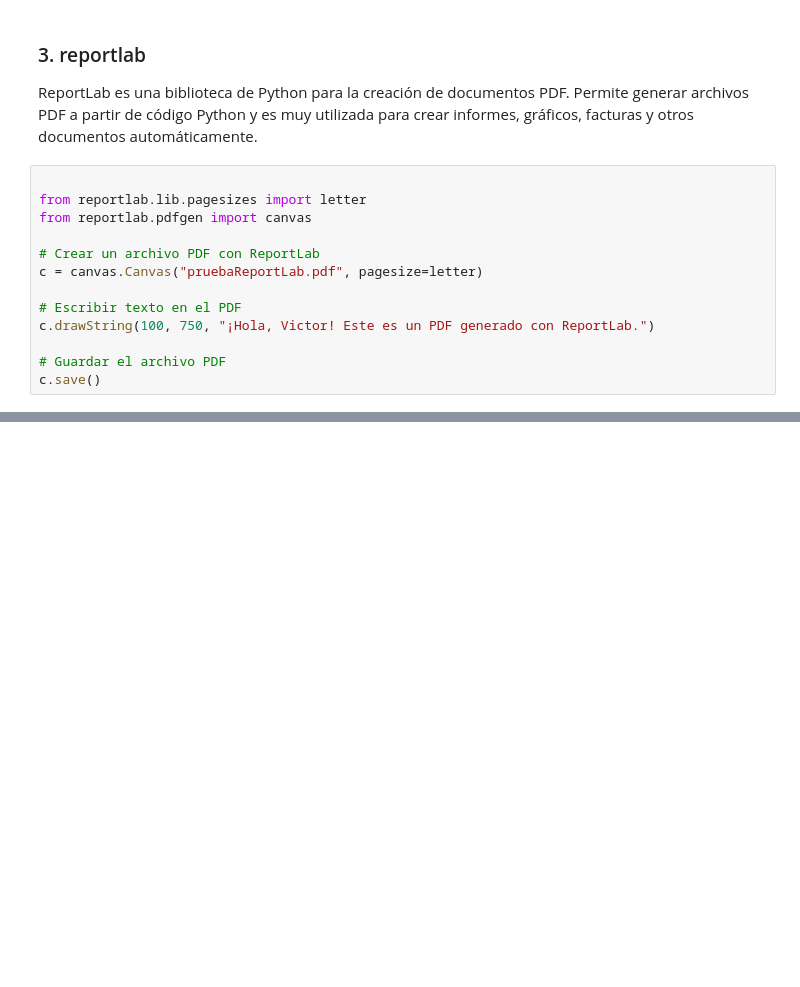
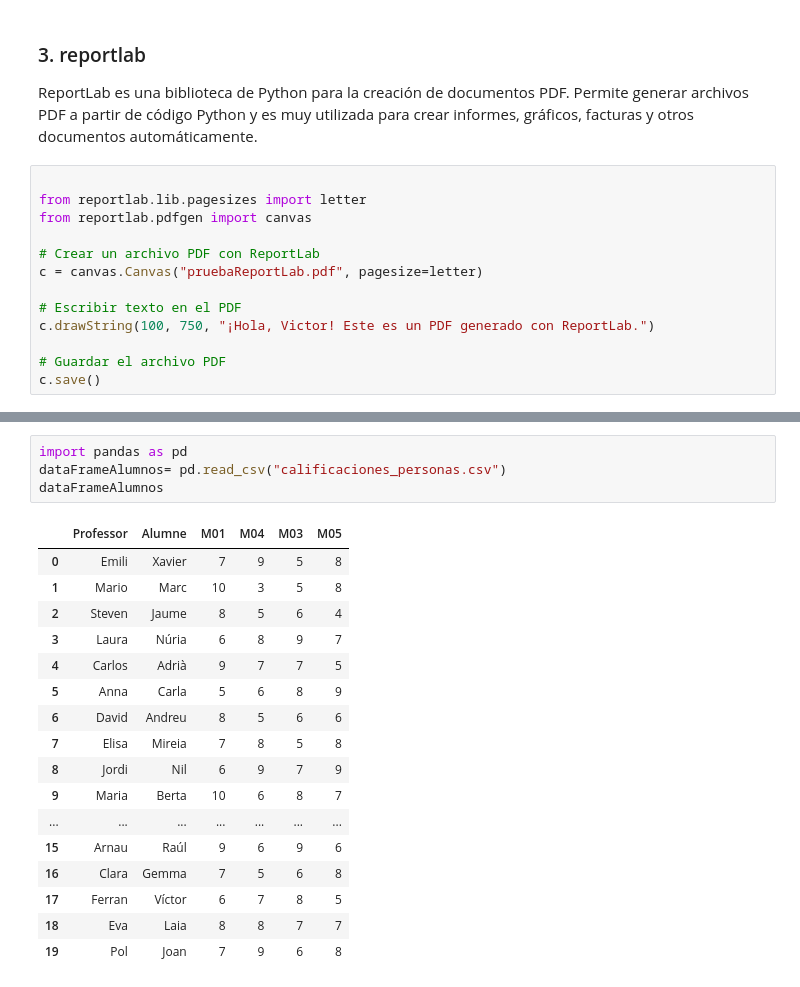
Before and after one commit to Bemen3M07/jupiter-logs-pandas-OmaimaBenHamouda, a Jupyter notebook: Pp4Part2.ipynb, the cells around one changed output, grey strips where cells are left out. Cells and saved outputs as stored; diff of their text form; blank space fills up the shorter version.

```diff
--- a/Pp4Part2.ipynb
+++ b/Pp4Part2.ipynb
@@ -103,0 +123,22 @@ c.save()
+# %%
+import pandas as pd
+dataFrameAlumnos= pd.read_csv("calificaciones_personas.csv")
+dataFrameAlumnos
+# %% [output]
+|  | Professor | Alumne | M01 | M04 | M03 | M05 |
+| 0 | Emili | Xavier | 7 | 9 | 5 | 8 |
+| 1 | Mario | Marc | 10 | 3 | 5 | 8 |
+| 2 | Steven | Jaume | 8 | 5 | 6 | 4 |
+| 3 | Laura | Núria | 6 | 8 | 9 | 7 |
+| 4 | Carlos | Adrià | 9 | 7 | 7 | 5 |
+| 5 | Anna | Carla | 5 | 6 | 8 | 9 |
+| 6 | David | Andreu | 8 | 5 | 6 | 6 |
+| 7 | Elisa | Mireia | 7 | 8 | 5 | 8 |
+| 8 | Jordi | Nil | 6 | 9 | 7 | 9 |
+| 9 | Maria | Berta | 10 | 6 | 8 | 7 |
+| ... | ... | ... | ... | ... | ... | ... |
+| 15 | Arnau | Raúl | 9 | 6 | 9 | 6 |
+| 16 | Clara | Gemma | 7 | 5 | 6 | 8 |
+| 17 | Ferran | Víctor | 6 | 7 | 8 | 5 |
+| 18 | Eva | Laia | 8 | 8 | 7 | 7 |
+| 19 | Pol | Joan | 7 | 9 | 6 | 8 |
```
Also changed, not shown: parts of 4 cells of this notebook, 1 other file.
